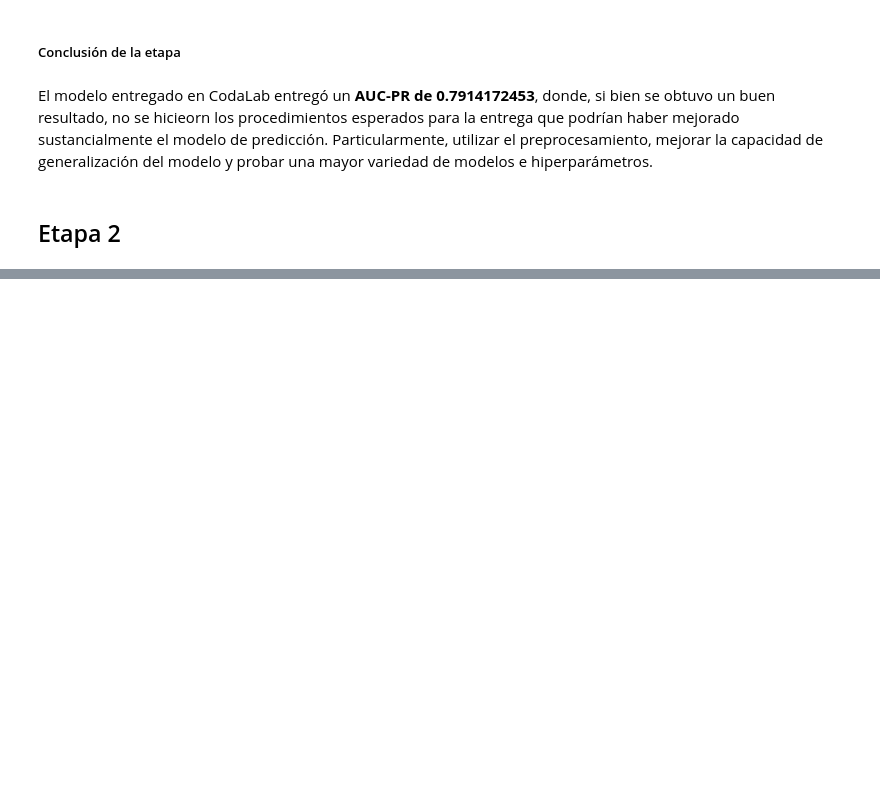
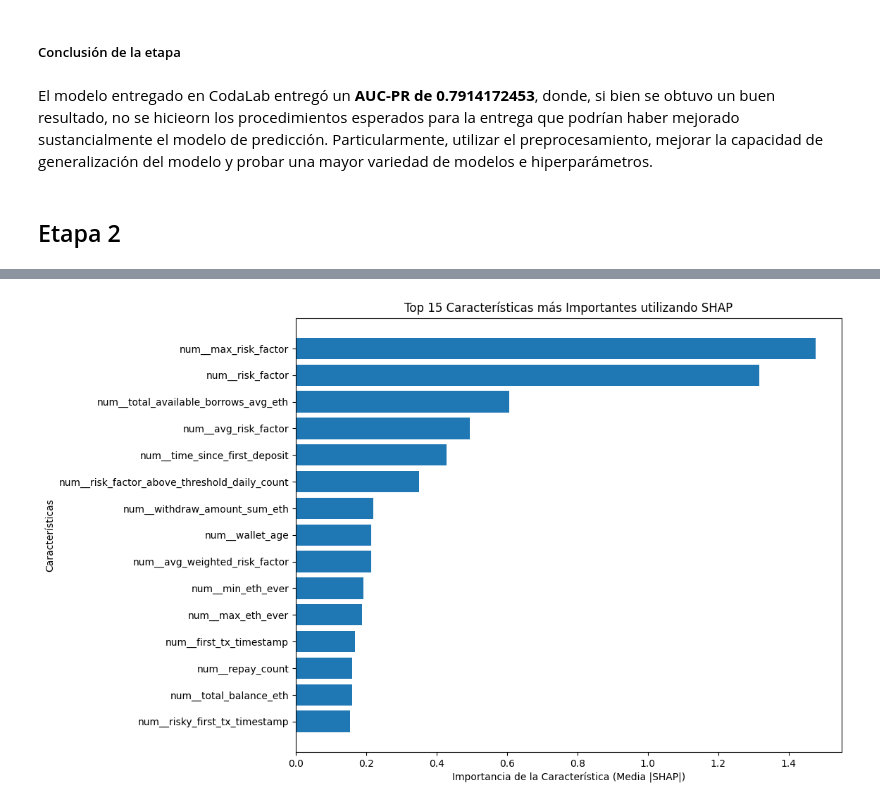
Before and after one commit to sebaquenti/Repositorio-MDS7202, a Jupyter notebook: Proyecto Semestral/Notebook Proytecto.ipynb, the cells around one changed output, grey strips where cells are left out. Cells and saved outputs as stored; diff of their text form; code cells hidden in the pictures; blank space fills up the shorter version.

```diff
--- a/Proyecto Semestral/Notebook Proytecto.ipynb
+++ b/Proyecto Semestral/Notebook Proytecto.ipynb
@@ -698,0 +738,26 @@ XGBClassifier(base_score=None, booster=None, callbacks=None,
+# %%
+# Calcular la importancia de las características utilizando los SHAP values
+shap_values_abs_mean = np.abs(shap_values.values).mean(axis=0)
+
+# Crear un DataFrame con las características y su importancia
+importance_df = pd.DataFrame({
+    'feature': df_x_combined_processed.columns,  # Nombres de las características originales
+    'mean_importance': shap_values_abs_mean
+})
+
+# Ordenar por importancia
+importance_df = importance_df.sort_values(by='mean_importance', ascending=True)
+
+# Seleccionar las 10 características más importantes
+top_10_features = importance_df.nlargest(15, 'mean_importance')
+
+# Gráfico de barras horizontales para las 10 características más relevantes
+plt.figure(figsize=(10, 8))
+plt.barh(top_10_features['feature'], top_10_features['mean_importance'], capsize=5)
+plt.xlabel("Importancia de la Característica (Media |SHAP|)")
+plt.ylabel("Características")
+plt.title("Top 15 Características más Importantes utilizando SHAP")
+plt.gca().invert_yaxis()  # Invertir el eje Y para que la característica más importante esté arriba
+plt.show()
+# %% [output]
+[figure, added]
```
Also changed, not shown: parts of 14 cells of this notebook, 5 other files.
